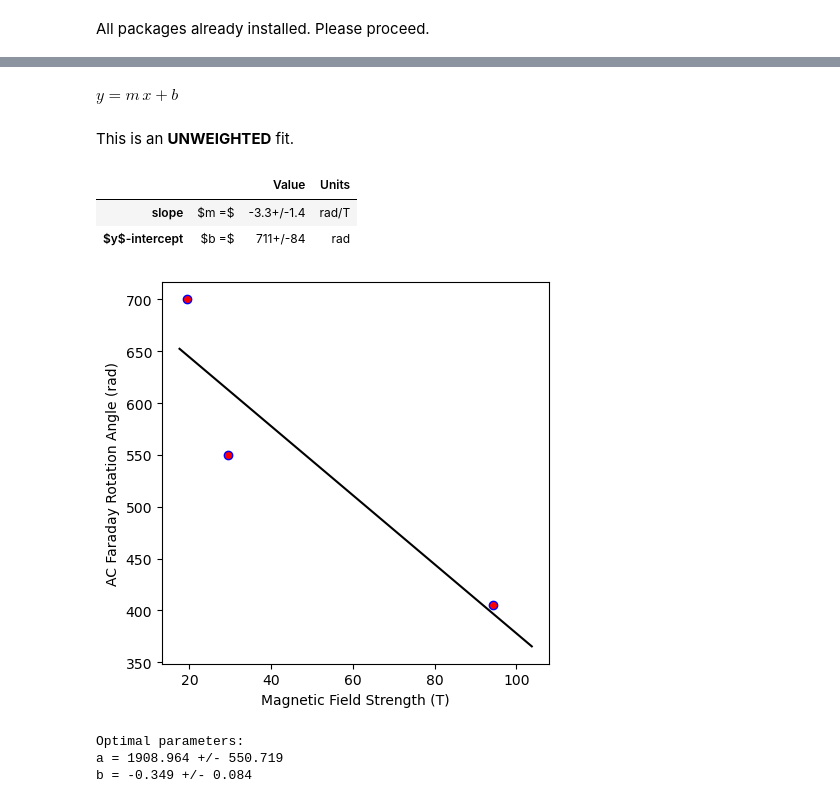
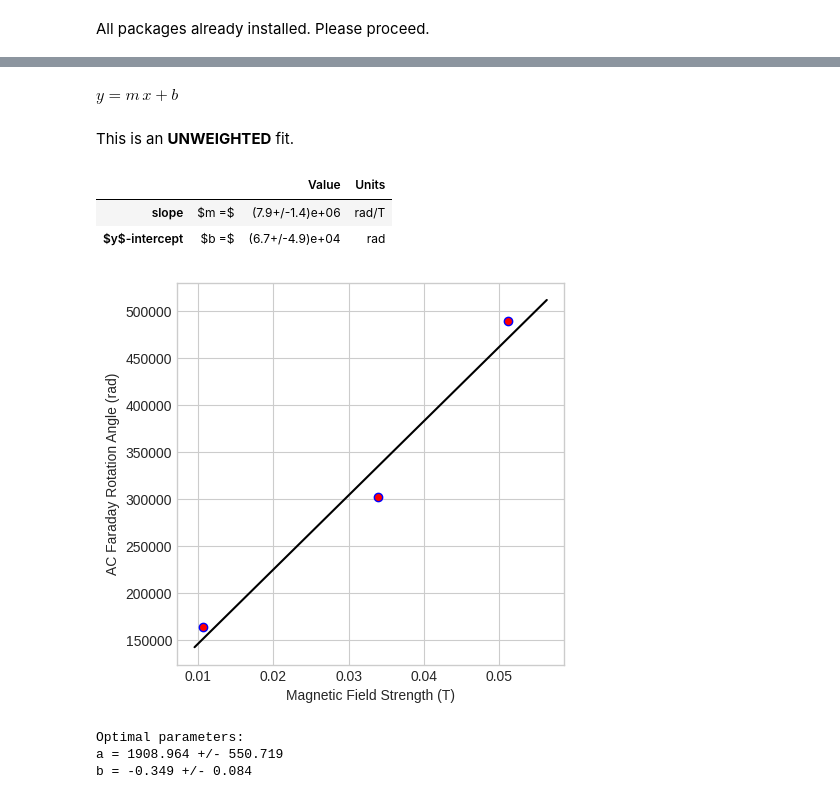
Before and after one commit to GavidD/Faraday-Rotation, a Jupyter notebook: Wavelength Dependence.ipynb, the cells around one changed output, grey strips where cells are left out. Saved outputs shown, nothing was run; the diff lists cells and outputs as text; code cells hidden in the pictures.

```diff
--- a/Wavelength Dependence.ipynb
+++ b/Wavelength Dependence.ipynb
@@ -237,28 +237,31 @@ Verdet = np.array([19.53, 29.54,94.37])
 
 Wavelength = np.array([700, 550, 405])
 
+V = 1/Verdet
+
+W2 = Wavelength**2
 
 Verdet2 = np.array([41.77, 29.82, 62.70])
 
 Wavelength2 = np.array([700, 550, 405])
 # %%
 slope, intercept, err_slope, err_intercept, fig = PHYS231.LinearFit(
-    xData=Verdet,
-    yData=Wavelength,
+    xData=V,
+    yData=W2,
     yErrors="",
     xlabel="Magnetic Field Strength",
     ylabel="AC Faraday Rotation Angle",
     xUnits="T",
     yUnits="rad",
     fill=False,
 )
 # %% [output]
 $y = m\,x + b$
 This is an **UNWEIGHTED** fit.
 |  |  | Value | Units |
-| slope | $m =$ | -3.3+/-1.4 | rad/T |
-| $y$-intercept | $b =$ | 711+/-84 | rad |
+| slope | $m =$ | (7.9+/-1.4)e+06 | rad/T |
+| $y$-intercept | $b =$ | (6.7+/-4.9)e+04 | rad |
-[figure, old version]
+[figure, new version]
 # %%
 import numpy as np
 import matplotlib.pyplot as plt
```
Also changed, not shown: parts of 2 cells of this notebook, 2 other files.
